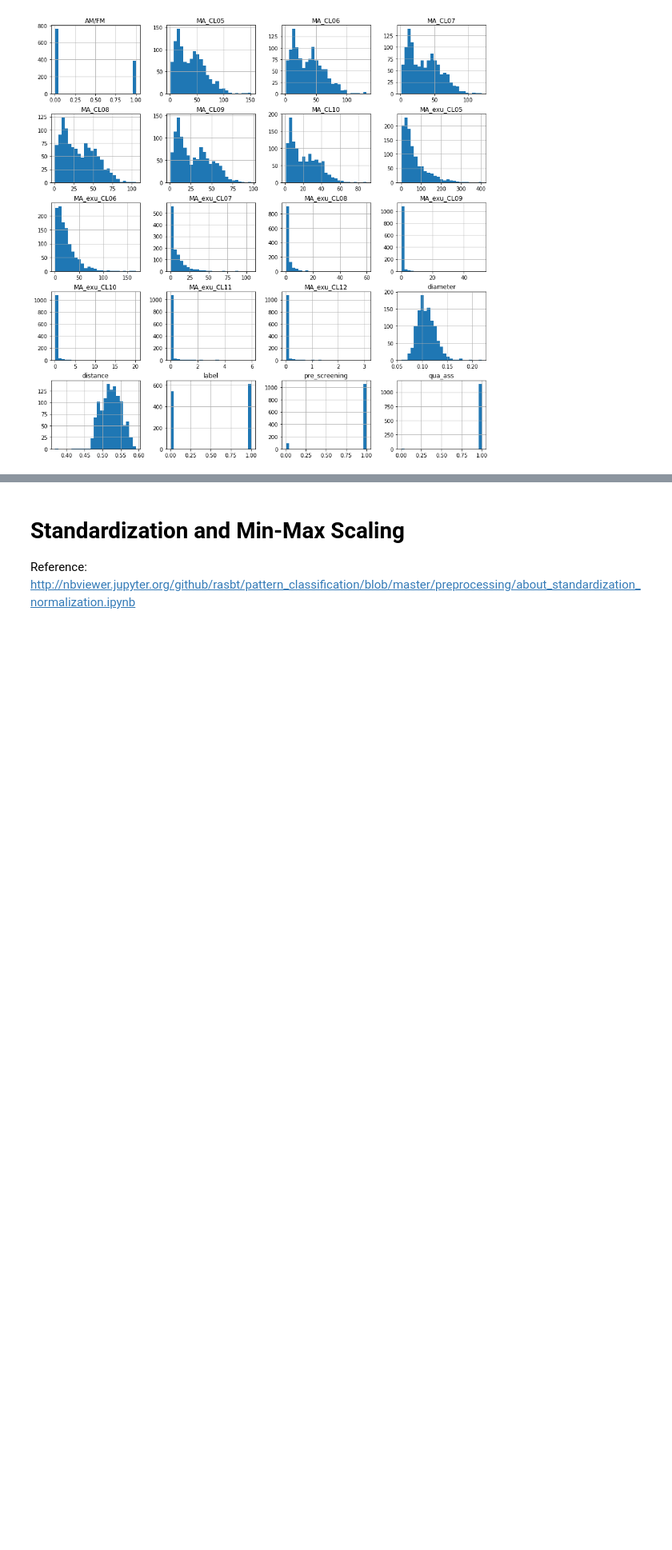
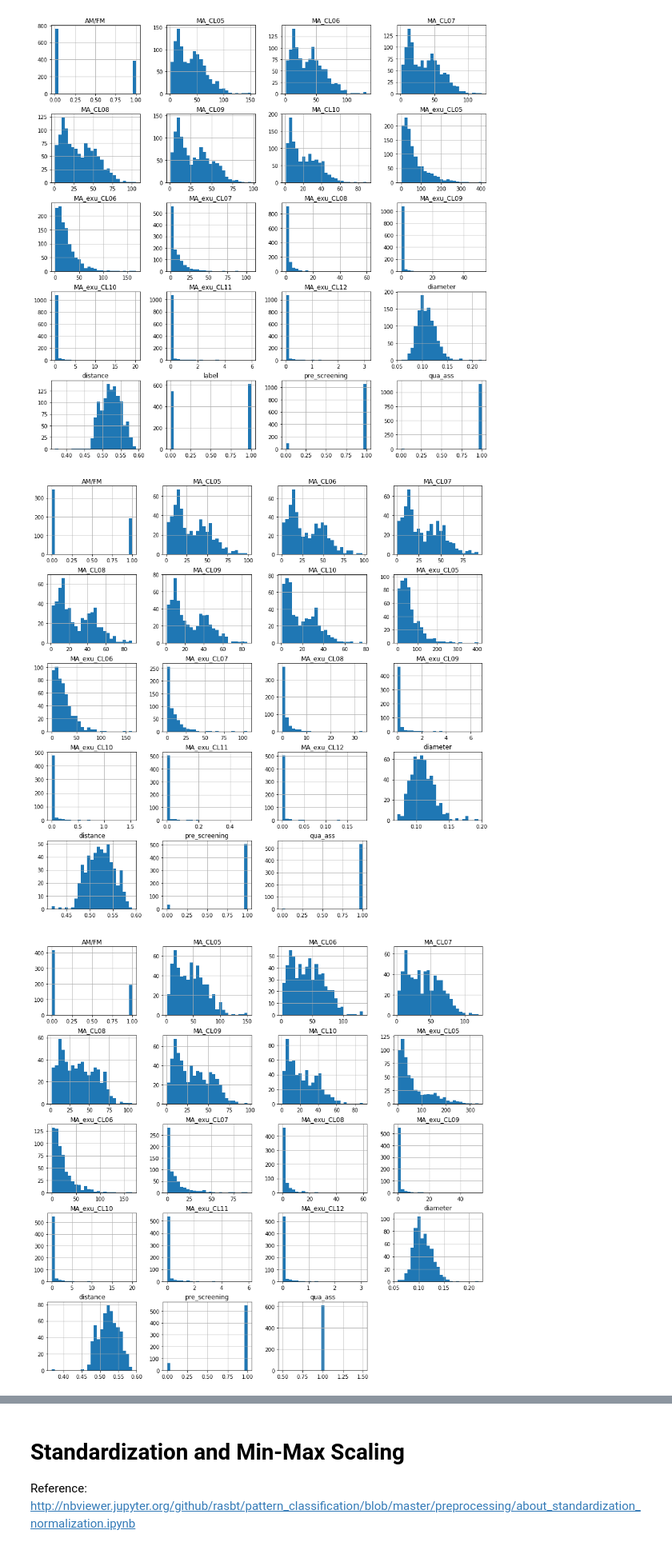
Before and after one commit to ram1123/Learning_ML, a Jupyter notebook: disease_detection_project/Diabetic_Retinopathy.ipynb, the cells around one changed output, grey strips where cells are left out. Shown at 80% size. Drawn from its saved outputs; the diff is of its cells as text; code cells hidden in the pictures; blank space fills up the shorter version.

```diff
--- a/disease_detection_project/Diabetic_Retinopathy.ipynb
+++ b/disease_detection_project/Diabetic_Retinopathy.ipynb
@@ -175,4 +132,12 @@ infile.hist(figsize=(15,15),bins=25)
 plt.show()
 # %% [output]
 [figure]
+# %%
+# Grouping attributes as per label
+
+infile.groupby('label').hist(figsize=(15,15),bins=25,alpha=0.4)
+plt.show()
+# %% [output]
+[figure, added]
+[figure, added]
 # %% [markdown]
```
Also changed, not shown: parts of 24 cells of this notebook.
